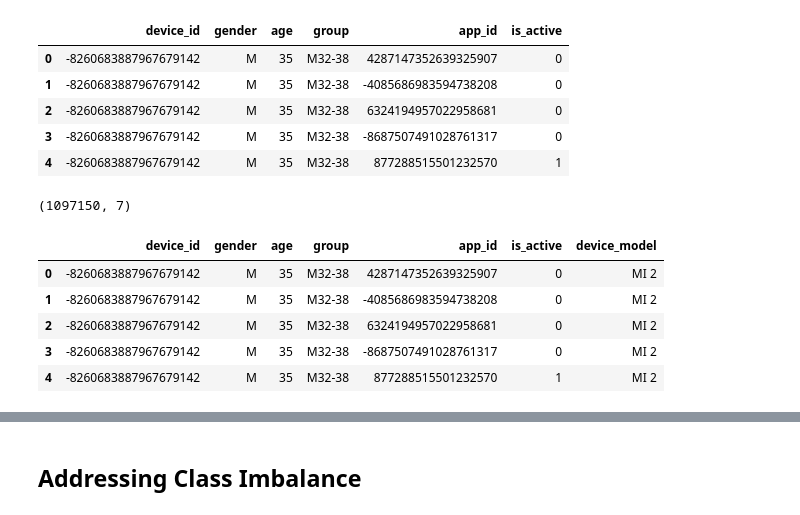
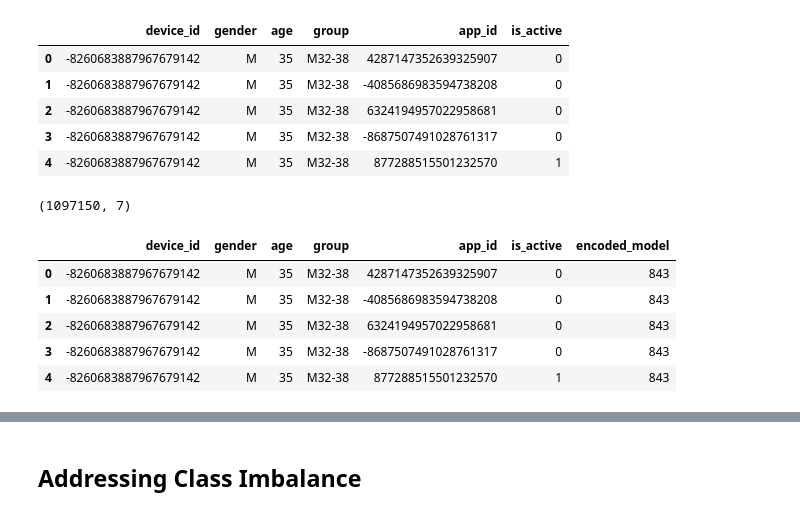
Before and after one commit to lamkg/Thinkful-Final-Capstone, a Jupyter notebook: Final Capstone.ipynb, the cells around one changed output, grey strips where cells are left out. Cells and saved outputs as stored; diff of their text form; code cells hidden in the pictures.

```diff
--- a/Final Capstone.ipynb
+++ b/Final Capstone.ipynb
@@ -295,18 +319,18 @@ ga_apps.head()
 | 4 | -8260683887967679142 | M | 35 | M32-38 | 877288515501232570 | 1 |
 # %%
 ga_apps_brands = pd.merge(ga_apps,
-                         phone_brands[['device_id', 'device_model']],
+                         phone_brands[['device_id', 'encoded_model']],
                          on='device_id').dropna()
 #Show me the shape
 print(ga_apps_brands.shape)
 
 #Look at how the data looks.
 ga_apps_brands.head()
 # %% [output]
 (1097150, 7)
-|  | device_id | gender | age | group | app_id | is_active | device_model |
-| 0 | -8260683887967679142 | M | 35 | M32-38 | 4287147352639325907 | 0 | MI 2 |
-| 1 | -8260683887967679142 | M | 35 | M32-38 | -4085686983594738208 | 0 | MI 2 |
-| 2 | -8260683887967679142 | M | 35 | M32-38 | 6324194957022958681 | 0 | MI 2 |
-| 3 | -8260683887967679142 | M | 35 | M32-38 | -8687507491028761317 | 0 | MI 2 |
-| 4 | -8260683887967679142 | M | 35 | M32-38 | 877288515501232570 | 1 | MI 2 |
+|  | device_id | gender | age | group | app_id | is_active | encoded_model |
+| 0 | -8260683887967679142 | M | 35 | M32-38 | 4287147352639325907 | 0 | 843 |
+| 1 | -8260683887967679142 | M | 35 | M32-38 | -4085686983594738208 | 0 | 843 |
+| 2 | -8260683887967679142 | M | 35 | M32-38 | 6324194957022958681 | 0 | 843 |
+| 3 | -8260683887967679142 | M | 35 | M32-38 | -8687507491028761317 | 0 | 843 |
+| 4 | -8260683887967679142 | M | 35 | M32-38 | 877288515501232570 | 1 | 843 |
```
Also changed, not shown: parts of 29 cells of this notebook.
